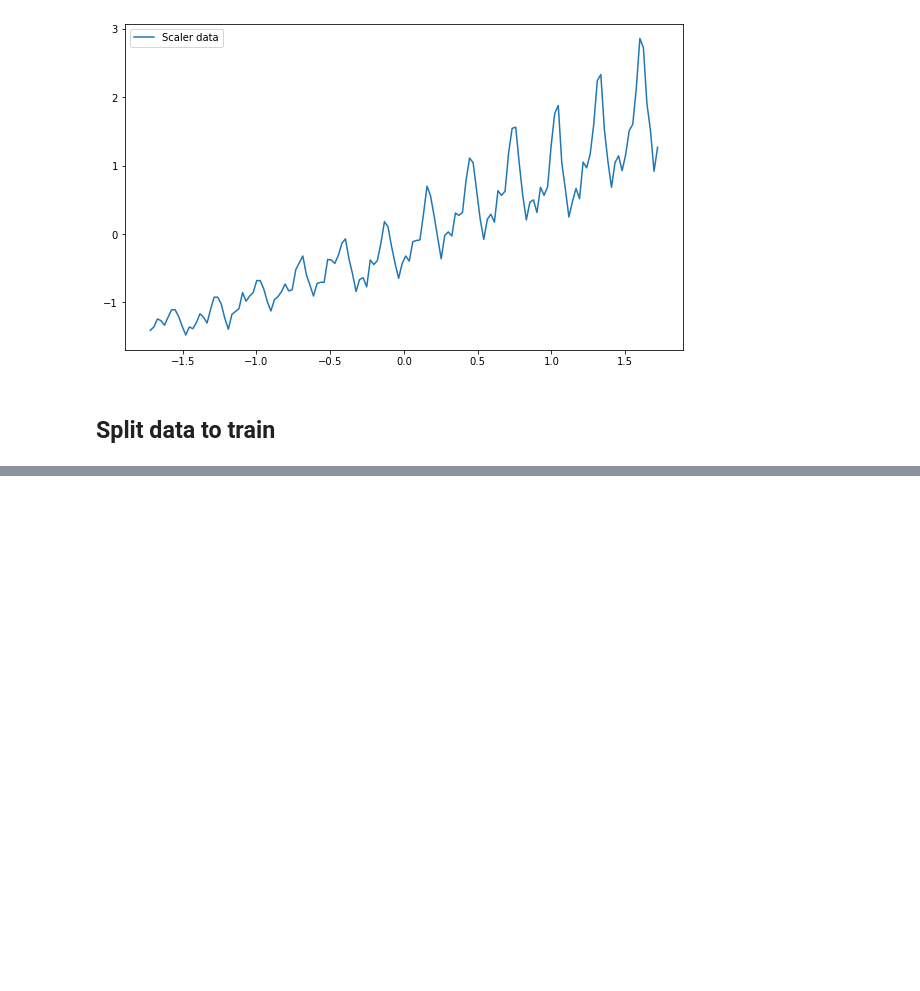
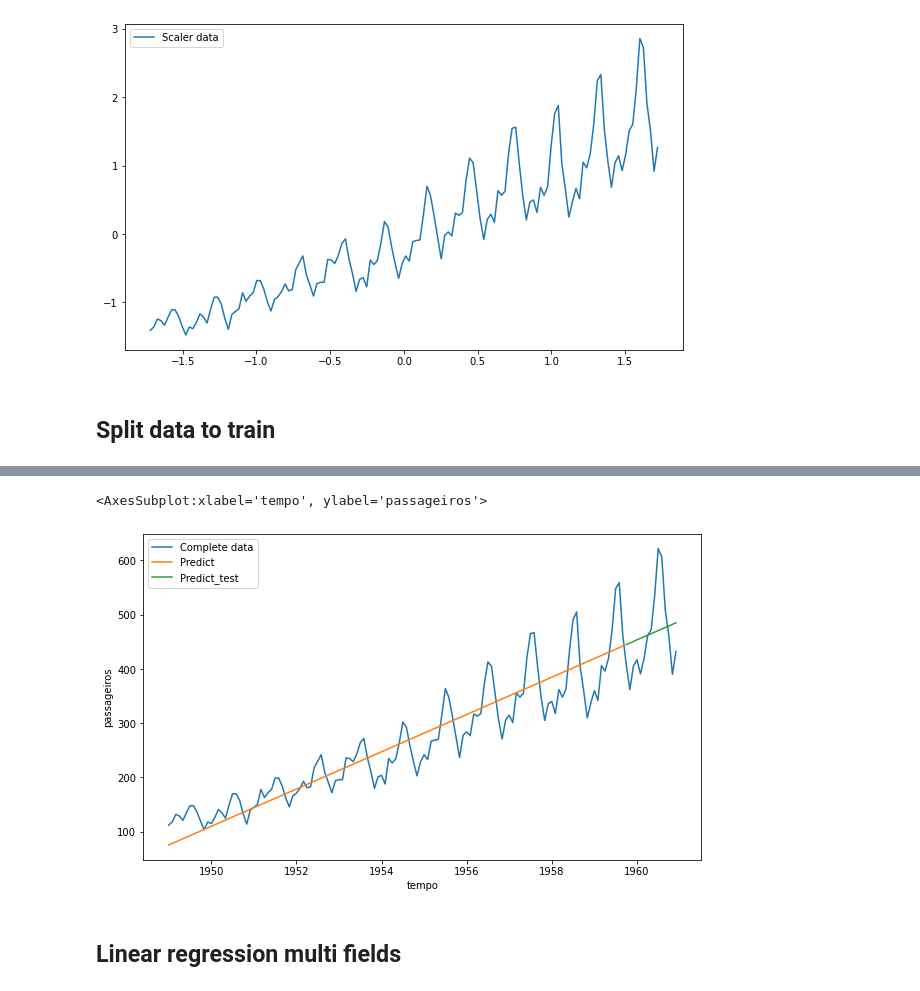
Before and after one commit to BrunoASNascimento/ml_study, a Jupyter notebook: TensorFlow/alura-keras_deep_learning-previsao_com_keras.ipynb, the cells around one changed output, grey strips where cells are left out. Saved outputs shown, nothing was run; the diff lists cells and outputs as text; code cells hidden in the pictures; blank space fills up the shorter version.

```diff
--- a/TensorFlow/alura-keras_deep_learning-previsao_com_keras.ipynb
+++ b/TensorFlow/alura-keras_deep_learning-previsao_com_keras.ipynb
@@ -82,0 +183,2 @@ sns.lineplot(
+# %%
+y_predict_test= model_regression.predict(x_test)
@@ -82,0 +187,7 @@ sns.lineplot(
+# %%
+df_result_linear_regression_test = pd.DataFrame({
+    'time': x_test,
+    'passengers': y_predict_test[:, 0]
+})
+
+df_result_linear_regression_test.sample(5)
@@ -82,0 +201,6 @@ sns.lineplot(
+# %%
+df_result_linear_regression_test_transf = pd.DataFrame(
+    sc.inverse_transform(df_result_linear_regression_test),
+    columns=["time", "passengers"]
+)
+df_result_linear_regression_test_transf.sample(5)
@@ -82,0 +214,24 @@ sns.lineplot(
+# %%
+sns.lineplot(
+    data=df_passengers,
+    x='tempo',
+    y='passageiros',
+    label='Complete data'
+)
+sns.lineplot(
+    data=df_result_linear_regression_transf,
+    x='time',
+    y='passengers',
+    label='Predict'
+)
+sns.lineplot(
+    data=df_result_linear_regression_test_transf,
+    x='time',
+    y='passengers',
+    label='Predict_test'
+)
+# %% [output]
+<AxesSubplot:xlabel='tempo', ylabel='passageiros'>
+[figure, added]
+# %% [markdown]
+## Linear regression multi fields
```
Also changed, not shown: parts of 24 cells of this notebook.
